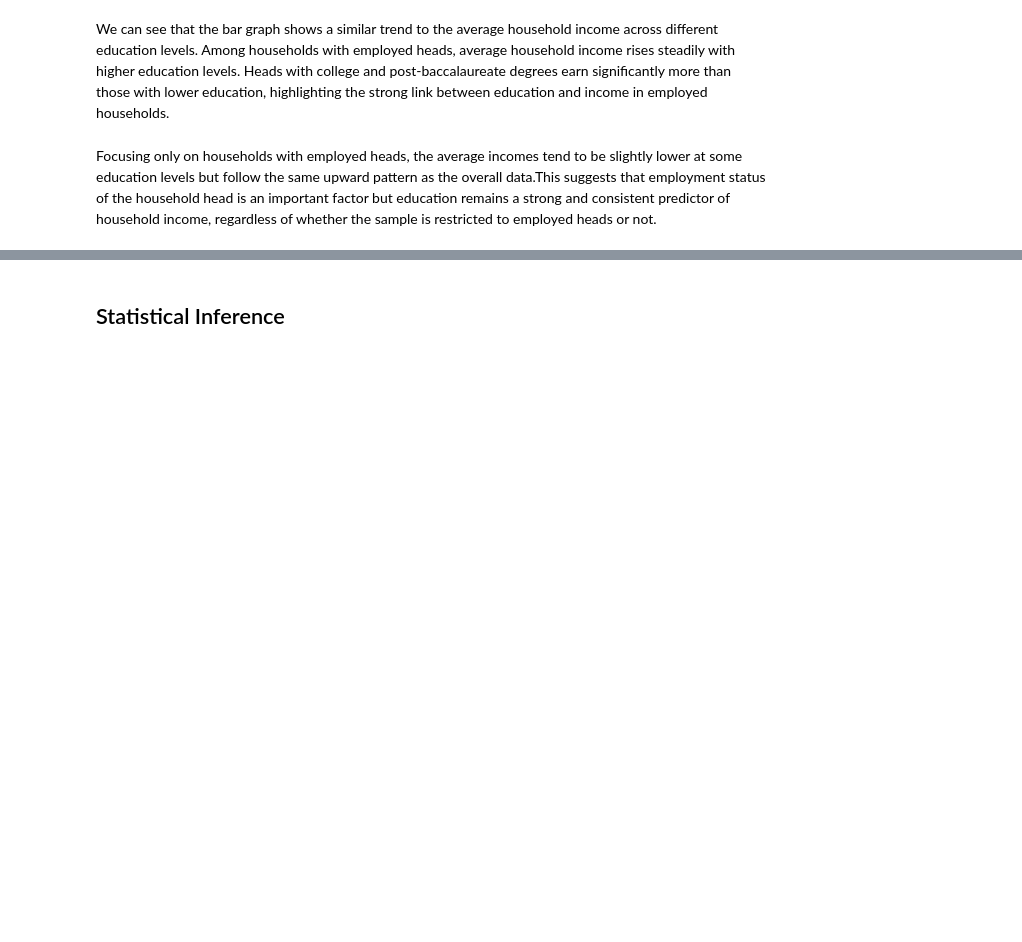
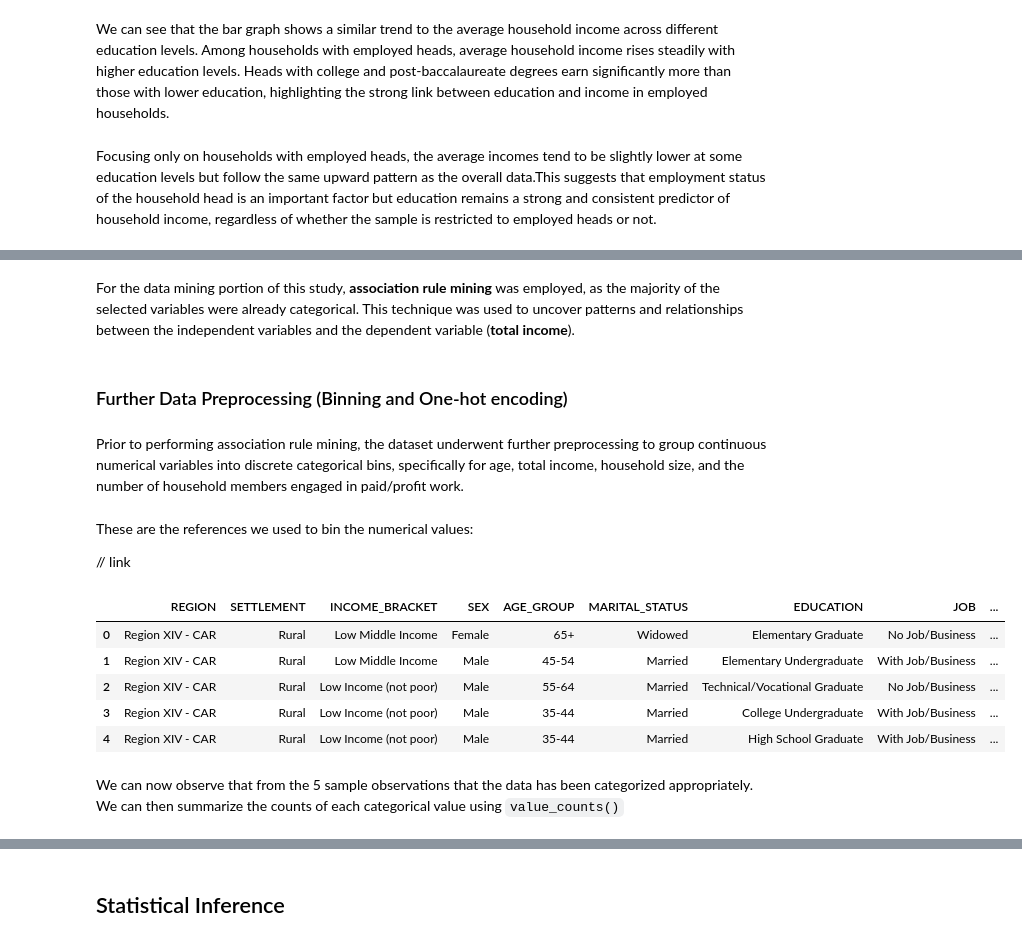
Before and after one commit to hyunjeit/CSMODEL_Phase-2, a Jupyter notebook: CSMODEL_Group6_MP1.ipynb, the cells around one changed output, grey strips where cells are left out. Cells and saved outputs as stored; diff of their text form; code cells hidden in the pictures; blank space fills up the shorter version.

Commit message:
rule mining

```diff
--- a/CSMODEL_Group6_MP1.ipynb
+++ b/CSMODEL_Group6_MP1.ipynb
@@ -1195,0 +1205,6 @@ Focusing only on households with employed heads, the average incomes tend to be
+# %% [markdown]
+For the data mining portion of this study, **association rule mining** was employed, as the majority of the selected variables were already categorical. This technique was used to uncover patterns and relationships between the independent variables and the dependent variable (**total income**).
+# %% [markdown]
+### Further Data Preprocessing (Binning and One-hot encoding)
+# %% [markdown]
+Prior to performing association rule mining, the dataset underwent further preprocessing to group continuous numerical variables into discrete categorical bins, specifically for age, total income, household size, and the number of household members engaged in paid/profit work.
@@ -1195,0 +1288,15 @@ Focusing only on households with employed heads, the average incomes tend to be
+# %% [markdown]
+These are the references we used to bin the numerical values:
+
+// link
+# %%
+fies_fe.head()
+# %% [output]
+|  | REGION | SETTLEMENT | INCOME_BRACKET | SEX | AGE_GROUP | MARITAL_STATUS | EDUCATION | JOB | ... |
+| 0 | Region XIV - CAR | Rural | Low Middle Income | Female | 65+ | Widowed | Elementary Graduate | No Job/Business | ... |
+| 1 | Region XIV - CAR | Rural | Low Middle Income | Male | 45-54 | Married | Elementary Undergraduate | With Job/Business | ... |
+| 2 | Region XIV - CAR | Rural | Low Income (not poor) | Male | 55-64 | Married | Technical/Vocational Graduate | No Job/Business | ... |
+| 3 | Region XIV - CAR | Rural | Low Income (not poor) | Male | 35-44 | Married | College Undergraduate | With Job/Business | ... |
+| 4 | Region XIV - CAR | Rural | Low Income (not poor) | Male | 35-44 | Married | High School Graduate | With Job/Business | ... |
+# %% [markdown]
+We can now observe that from the 5 sample observations that the data has been categorized appropriately. We can then summarize the counts of each categorical value using `value_counts()`
```
Also changed, not shown: parts of 36 cells of this notebook, 1 other file.
